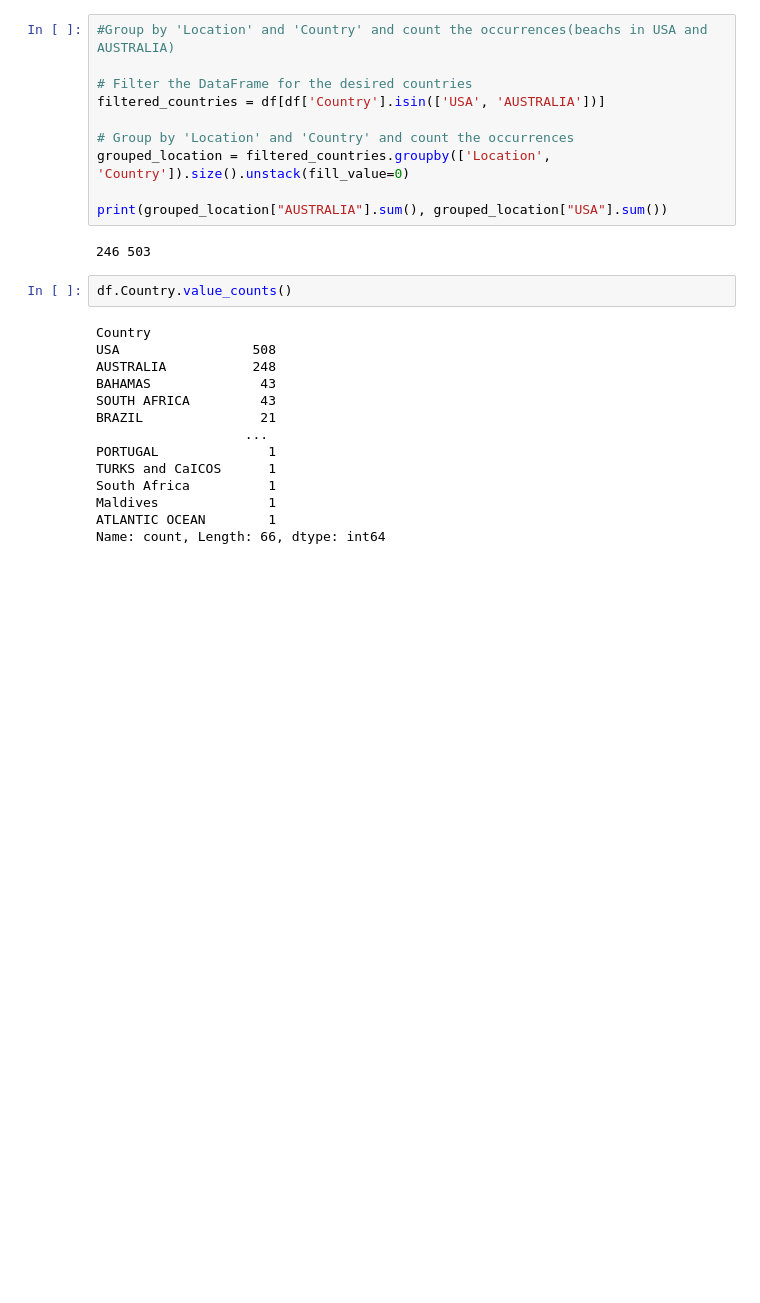
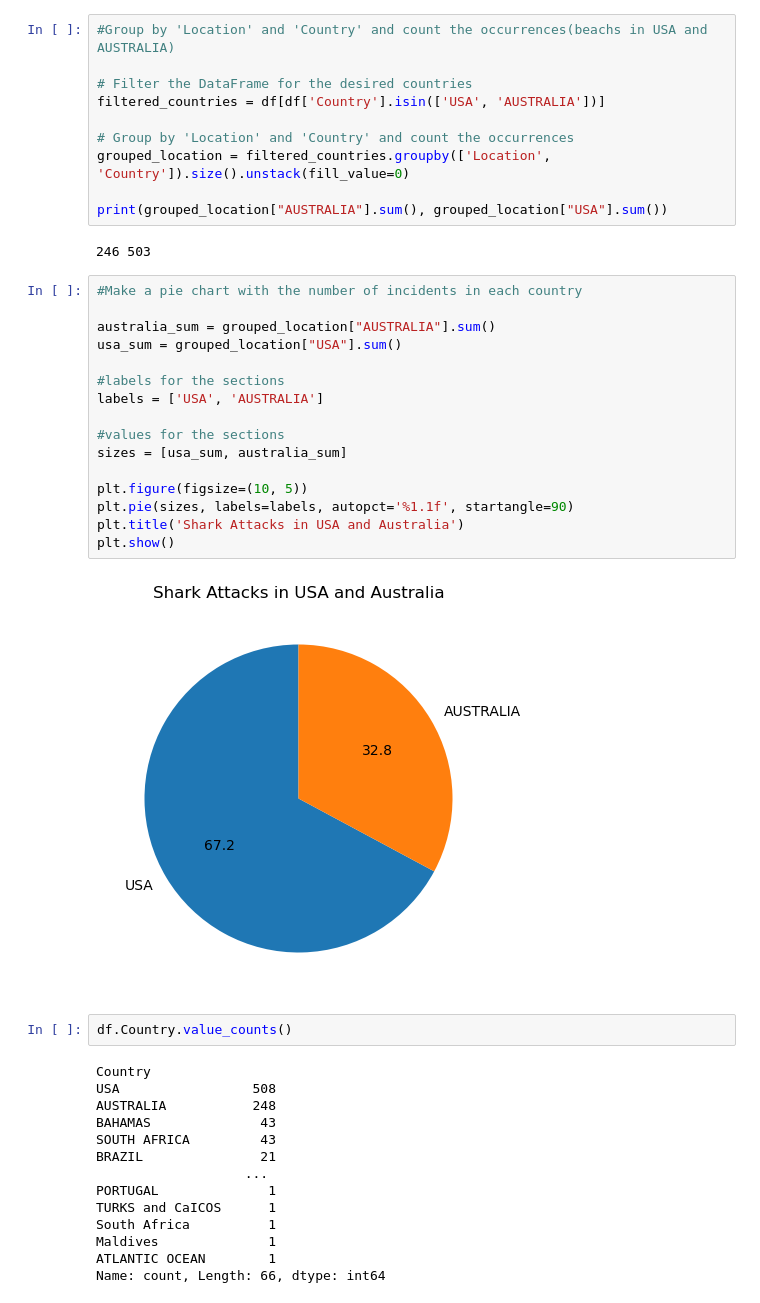
Before and after one commit to RosaEvasari/SharkAttack, a Jupyter notebook: sharkAttack.ipynb, the cells around one changed output. Drawn from its saved outputs; the diff is of its cells as text; blank space fills up the shorter version.

```diff
--- a/sharkAttack.ipynb
+++ b/sharkAttack.ipynb
@@ -208,6 +231,24 @@ grouped_location = filtered_countries.groupby(['Location', 'Country']).size().un
 print(grouped_location["AUSTRALIA"].sum(), grouped_location["USA"].sum())
 # %% [output]
 246 503
+# %%
+#Make a pie chart with the number of incidents in each country
+
+australia_sum = grouped_location["AUSTRALIA"].sum()
+usa_sum = grouped_location["USA"].sum()
+
+#labels for the sections
+labels = ['USA', 'AUSTRALIA']
+
+#values for the sections
+sizes = [usa_sum, australia_sum]
+
+plt.figure(figsize=(10, 5))
+plt.pie(sizes, labels=labels, autopct='%1.1f', startangle=90)
+plt.title('Shark Attacks in USA and Australia')
+plt.show()
+# %% [output]
+[figure, added]
 # %%
 df.Country.value_counts()
 # %% [output]
```
Also changed, not shown: parts of 13 cells of this notebook.
